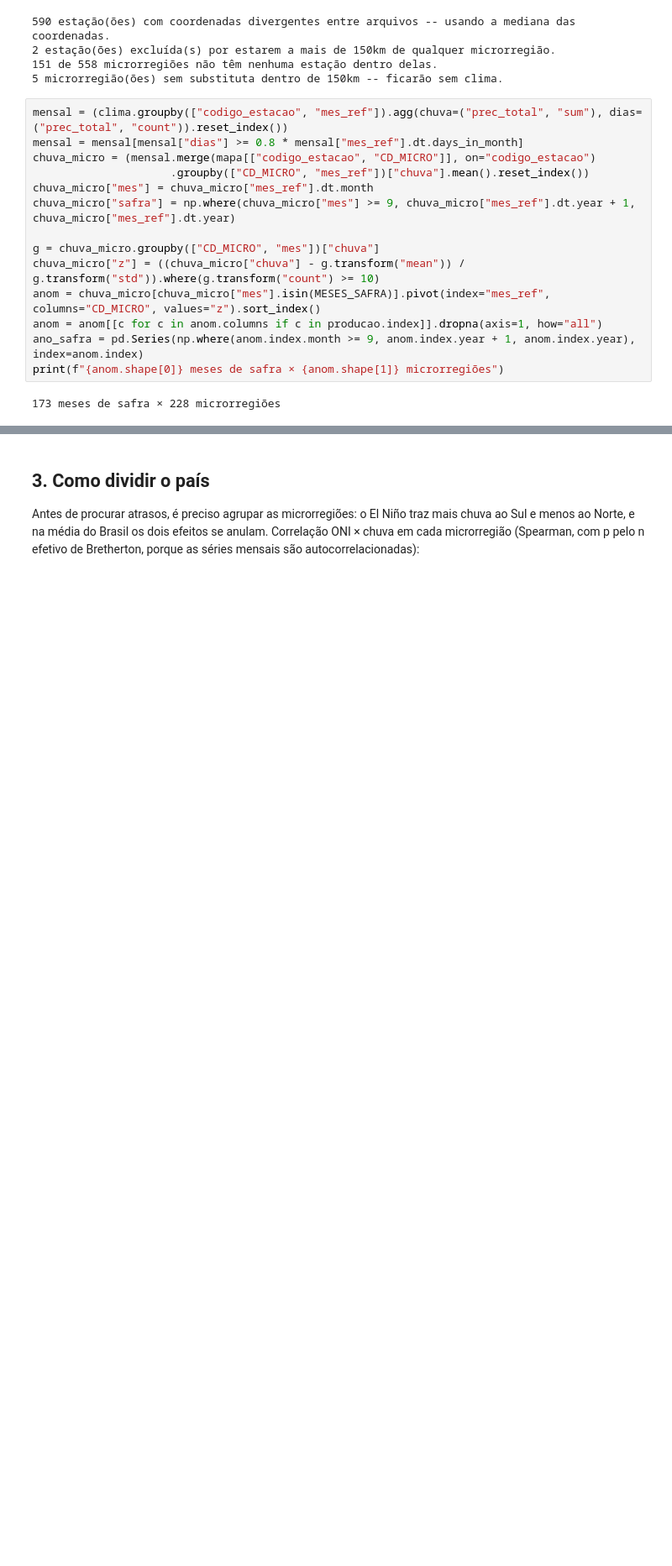
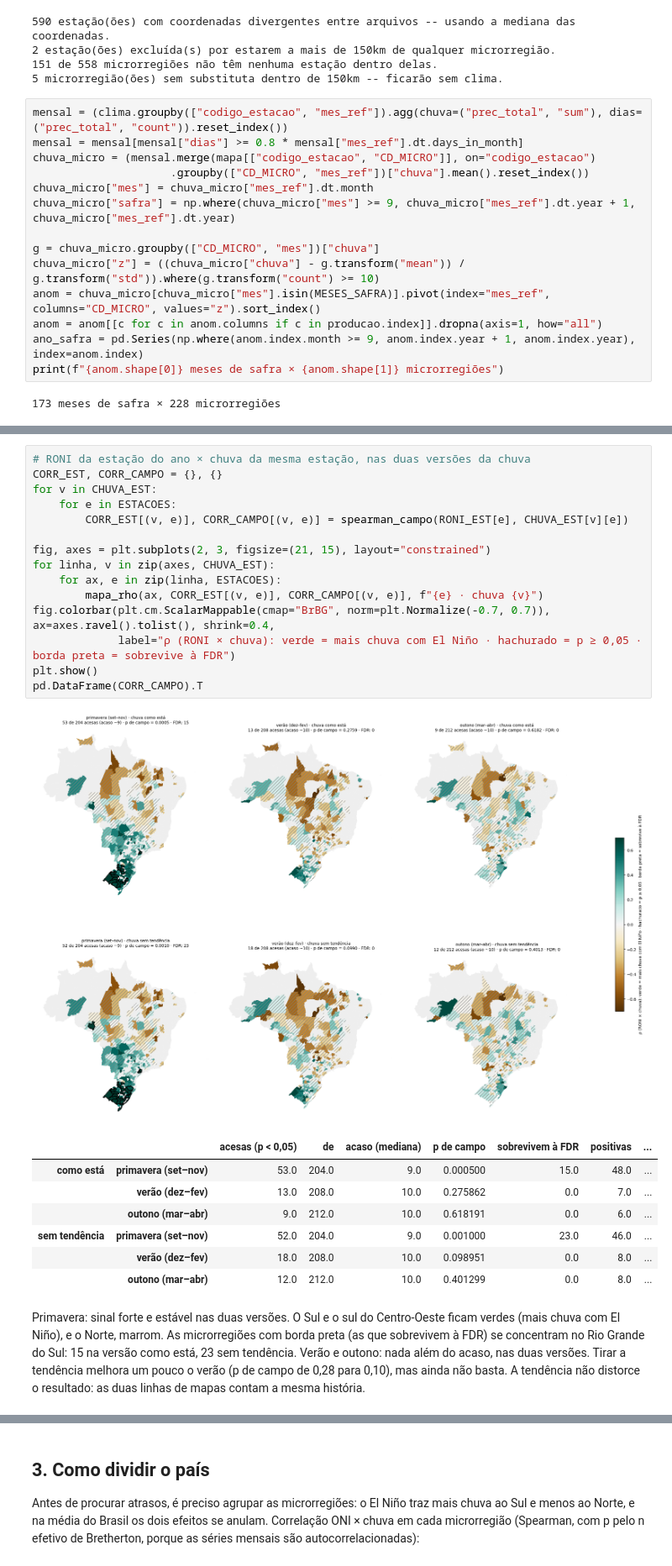
Before and after one commit to vitorok03/projeto-pcd2, a Jupyter notebook: notebooks/eda/eda_enso.ipynb, the cells around one changed output, grey strips where cells are left out. Shown at 84% size. Drawn from its saved outputs; the diff is of its cells as text; blank space fills up the shorter version.

```diff
--- a/notebooks/eda/eda_enso.ipynb
+++ b/notebooks/eda/eda_enso.ipynb
@@ -230,0 +409,29 @@ print(f"{anom.shape[0]} meses de safra × {anom.shape[1]} microrregiões")
+# %%
+# RONI da estação do ano × chuva da mesma estação, nas duas versões da chuva
+CORR_EST, CORR_CAMPO = {}, {}
+for v in CHUVA_EST:
+    for e in ESTACOES:
+        CORR_EST[(v, e)], CORR_CAMPO[(v, e)] = spearman_campo(RONI_EST[e], CHUVA_EST[v][e])
+
+fig, axes = plt.subplots(2, 3, figsize=(21, 15), layout="constrained")
+for linha, v in zip(axes, CHUVA_EST):
+    for ax, e in zip(linha, ESTACOES):
+        mapa_rho(ax, CORR_EST[(v, e)], CORR_CAMPO[(v, e)], f"{e} · chuva {v}")
+fig.colorbar(plt.cm.ScalarMappable(cmap="BrBG", norm=plt.Normalize(-0.7, 0.7)), ax=axes.ravel().tolist(), shrink=0.4,
+             label="ρ (RONI × chuva): verde = mais chuva com El Niño · hachurado = p ≥ 0,05 · borda preta = sobrevive à FDR")
+plt.show()
+pd.DataFrame(CORR_CAMPO).T
+# %% [output]
+[figure, added]
+|  |  | acesas (p < 0,05) | de | acaso (mediana) | p de campo | sobrevivem à FDR | positivas | ... |
+| como está | primavera (set–nov) | 53.0 | 204.0 | 9.0 | 0.000500 | 15.0 | 48.0 | ... |
+|  | verão (dez–fev) | 13.0 | 208.0 | 10.0 | 0.275862 | 0.0 | 7.0 | ... |
+|  | outono (mar–abr) | 9.0 | 212.0 | 10.0 | 0.618191 | 0.0 | 6.0 | ... |
+| sem tendência | primavera (set–nov) | 52.0 | 204.0 | 9.0 | 0.001000 | 23.0 | 46.0 | ... |
+|  | verão (dez–fev) | 18.0 | 208.0 | 10.0 | 0.098951 | 0.0 | 8.0 | ... |
+|  | outono (mar–abr) | 12.0 | 212.0 | 10.0 | 0.401299 | 0.0 | 8.0 | ... |
+# %% [markdown]
+Primavera: sinal forte e estável nas duas versões. O Sul e o sul do Centro-Oeste ficam verdes (mais chuva com El Niño), e o Norte, marrom.
+As microrregiões com borda preta (as que sobrevivem à FDR) se concentram no Rio Grande do Sul: 15 na versão como está, 23 sem tendência.
+Verão e outono: nada além do acaso, nas duas versões. Tirar a tendência melhora um pouco o verão (p de campo de 0,28 para 0,10), mas ainda não basta.
+A tendência não distorce o resultado: as duas linhas de mapas contam a mesma história.
```
Also changed, not shown: parts of 13 cells of this notebook.
